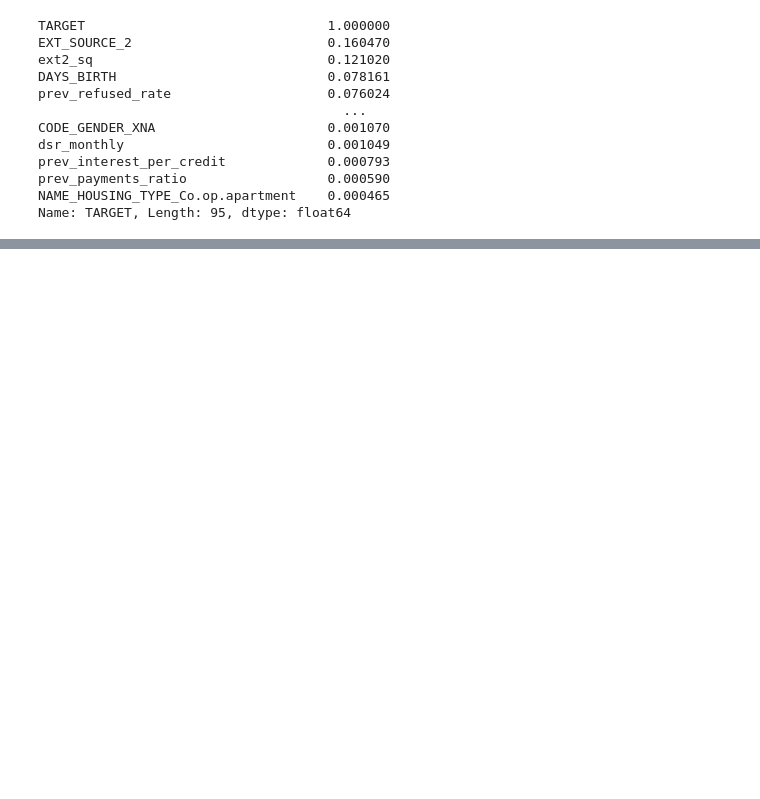
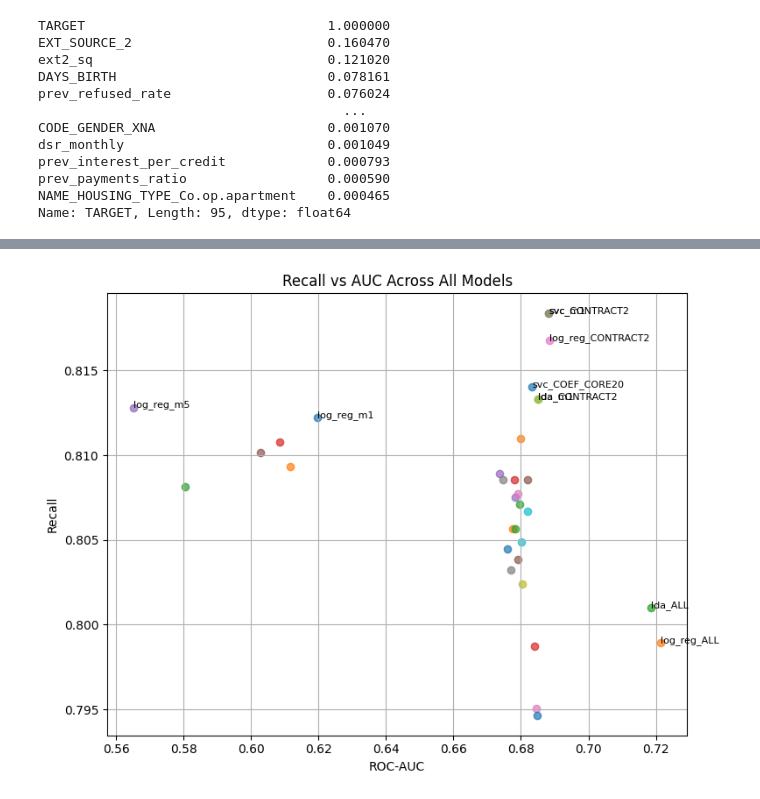
Before and after one commit to sumanth2122/403Project2, a Jupyter notebook: models.ipynb, the cells around one changed output, grey strips where cells are left out. Cells and saved outputs as stored; diff of their text form; code cells hidden in the pictures; blank space fills up the shorter version.

```diff
--- a/models.ipynb
+++ b/models.ipynb
@@ -1083,0 +976,23 @@ plt.show()
+# %%
+points = []
+for k, v in model_results.items():
+    if isinstance(v, tuple):
+        auc = v[2]["roc_auc"]
+        rec = v[2]["recall"]
+        points.append((k, auc, rec))
+
+plt.figure(figsize=(8,6))
+
+for name, auc, rec in points:
+    plt.scatter(auc, rec, alpha=0.7)
+    if auc > 0.70 or rec > 0.812:
+        plt.text(auc, rec, name, fontsize=8)
+
+plt.xlabel("ROC-AUC")
+plt.ylabel("Recall")
+plt.title("Recall vs AUC Across All Models")
+plt.grid(True)
+plt.tight_layout()
+plt.show()
+# %% [output]
+[figure, added]
```
Also changed, not shown: parts of 18 cells of this notebook.
